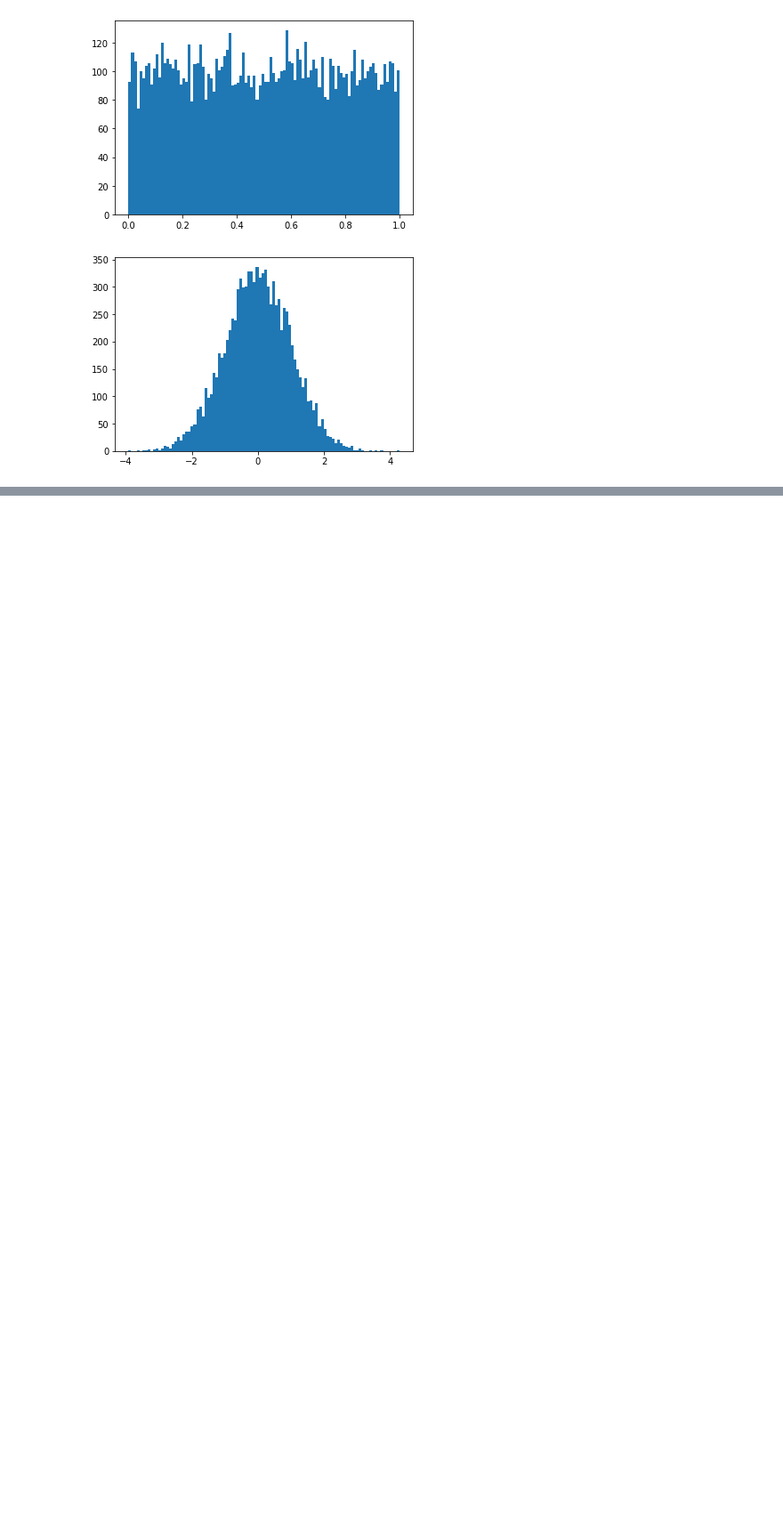
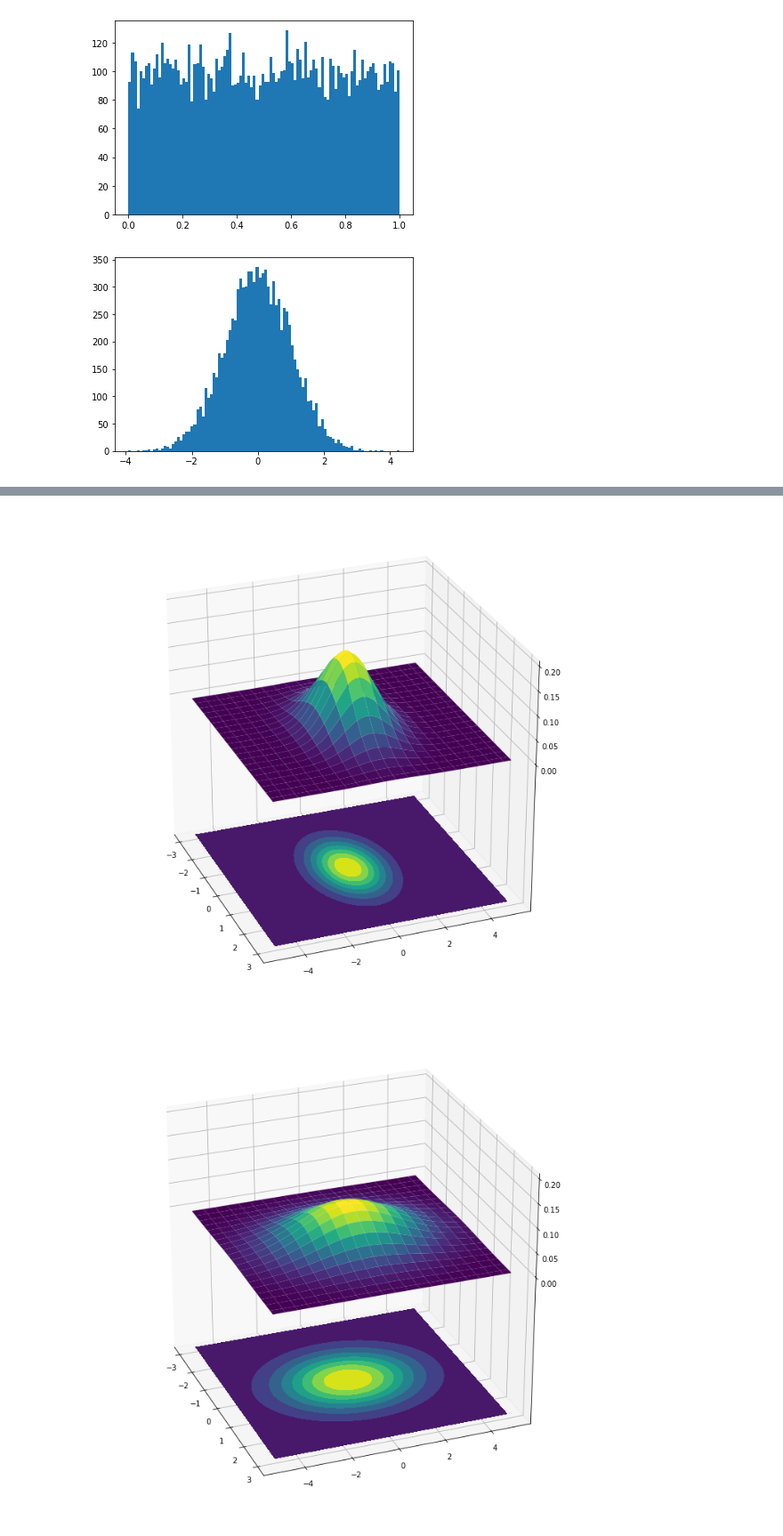
Before and after one commit to thundercomb/foundations-of-data-science-notes, a Jupyter notebook: Chapter 2 - High Dimensional Space/Gaussian.ipynb, the cells around one changed output, grey strips where cells are left out. Shown at 89% size. Drawn from its saved outputs; the diff is of its cells as text; code cells hidden in the pictures; blank space fills up the shorter version.

```diff
--- a/Chapter 2 - High Dimensional Space/Gaussian.ipynb
+++ b/Chapter 2 - High Dimensional Space/Gaussian.ipynb
@@ -281,0 +288,68 @@ plt.show()
+# %%
+# Code by Christian Hill with minor modifications
+# https://scipython.com/blog/visualizing-the-bivariate-gaussian-distribution/
+
+import numpy as np
+from scipy.stats import multivariate_normal
+
+import matplotlib.pyplot as plt
+from matplotlib import cm
+from mpl_toolkits.mplot3d import Axes3D
+
+def plot_gaussian(X, Y, Z):
+    # Create a surface plot and projected filled contour plot under it.
+    fig = plt.figure(figsize=(12, 12))
+    ax = fig.gca(projection='3d')
+    ax.plot_surface(X, Y, Z, rstride=3, cstride=3, linewidth=1, antialiased=True,
+                    cmap=cm.viridis)
+
+    cset = ax.contourf(X, Y, Z, zdir='z', offset=-0.3, cmap=cm.viridis)
+
+    # Adjust the limits, ticks and view angle
+    ax.set_zlim(-0.3,0.2)
+    ax.set_zticks(np.linspace(0,0.2,5))
+    ax.view_init(27, -21)
+
+    plt.show()
+
+# Our 2-dimensional distribution will be over variables X and Y
+N = 60
+X = np.linspace(-3, 3, N)
+Y = np.linspace(-5, 5, N)
+X, Y = np.meshgrid(X, Y)
+pos = np.dstack((X, Y))
+
+## Spherical Gaussian: variances are equal
+
+# Mean vector and covariance matrix
+mu = np.array([0., 0.])
+Sigma = np.array([[ 1. , 0.], [0.,  1.]])
+
+# Calculate multivariate normal distribution
+F = multivariate_normal(mu, Sigma)
+Z = F.pdf(pos)
+
+plot_gaussian(X, Y, Z)
+
+## Elliptical Gaussian: variances are not equal
+
+mu = np.array([0., 0.])
+Sigma = np.array([[ 1. , 0], [0,  4]])
+
+F = multivariate_normal(mu, Sigma)
+Z = F.pdf(pos)
+
+plot_gaussian(X, Y, Z)
+
+## Elliptical Gaussian: variances are not equal, off-diagonals are non-zero
+
+mu = np.array([0., 0.])
+Sigma = np.array([[ 1. , -1], [-1,  4]])
+
+F = multivariate_normal(mu, Sigma)
+Z = F.pdf(pos)
+
+plot_gaussian(X, Y, Z)
+# %% [output]
+[figure, added]
+[figure, added]
```
Also changed, not shown: parts of 3 cells of this notebook, 17 other files.
